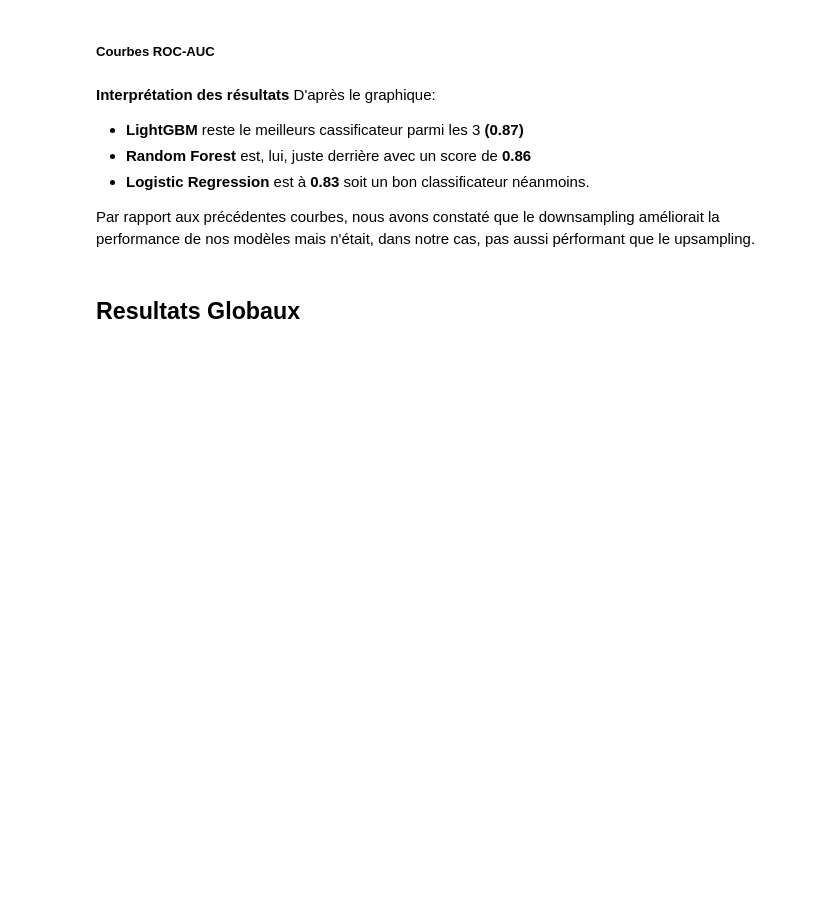
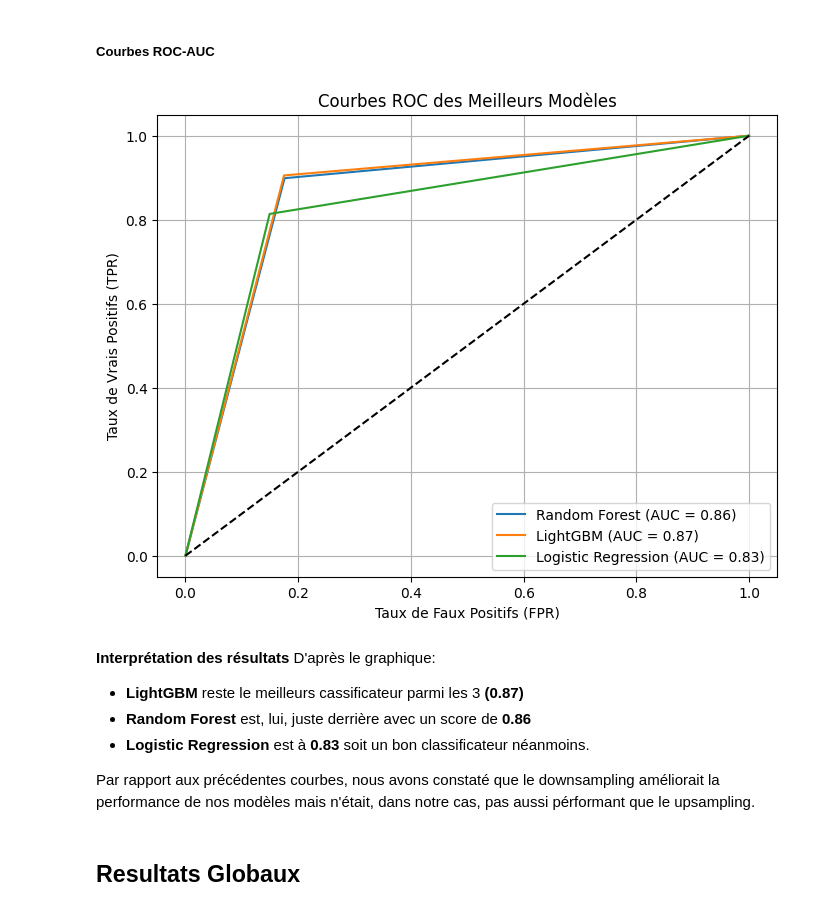
Before and after one commit to Dhoulnoun/fairuz-ML-project, a Jupyter notebook: fairuz.ipynb, the cells around one changed output. Saved outputs shown, nothing was run; the diff lists cells and outputs as text; code cells hidden in the pictures; blank space fills up the shorter version.

```diff
--- a/fairuz.ipynb
+++ b/fairuz.ipynb
@@ -1288,10 +1510,10 @@ print("Best F1-score:", grid_search.best_score_)
 # %%
-X_train, X_test, y_train, y_test = train_test_split(X, y, test_size=0.2, random_state=42, stratify=y)
+X_train, X_test, y_train, y_test_ds = train_test_split(X, y, test_size=0.2, random_state=42, stratify=y)
 
 best_model_light_gbm_downsampling = grid_search.best_estimator_
 best_model_light_gbm_downsampling.fit(X_train, y_train)
 y_pred_lgbmds = best_model_light_gbm_downsampling.predict(X_test)
 
 # Évaluation
-print("Confusion Matrix:\n", confusion_matrix(y_test, y_pred_lgbmds))
-print("\nClassification Report:\n", classification_report(y_test, y_pred_lgbmds))
+print("Confusion Matrix:\n", confusion_matrix(y_test_ds, y_pred_lgbmds))
+print("\nClassification Report:\n", classification_report(y_test_ds, y_pred_lgbmds))
@@ -1309,7 +1552,7 @@ y = decode_labels(y)
 numerical_columns = X.select_dtypes(include=['float64', 'int64']).columns
 
 # Diviser les données en ensemble d'entraînement et de test
-X_train, X_test, y_train, y_test = train_test_split(X, y, test_size=0.2, random_state=42, stratify=y)
+X_train, X_test, y_train, y_test_ds = train_test_split(X, y, test_size=0.2, random_state=42, stratify=y)
 
 # Définir la transformation pour les colonnes numériques
 preprocessor = ColumnTransformer(
@@ -1400,29 +1667,31 @@ plt.show()
 ##### Courbes ROC-AUC
 # %%
 # Calculer les courbes ROC
-fpr_rf, tpr_rf, _ = roc_curve(y_test, y_pred_rfds,pos_label=2)
-fpr_lgbm, tpr_lgbm, _ = roc_curve(y_test, y_pred_lgbmds,pos_label=2)
-fpr_lr, tpr_lr, _ = roc_curve(y_test, y_pred_lrds,pos_label=2)
+fpr_rf, tpr_rf, _ = roc_curve(y_test_ds, y_pred_rfds,pos_label=2)
+fpr_lgbm, tpr_lgbm, _ = roc_curve(y_test_ds, y_pred_lgbmds,pos_label=2)
+fpr_lr, tpr_lr, _ = roc_curve(y_test_ds, y_pred_lrds,pos_label=2)
 
 # Calcul des AUC
 auc_rf = auc(fpr_rf, tpr_rf)
 auc_lgbm = auc(fpr_lgbm, tpr_lgbm)
 auc_lr = auc(fpr_lr, tpr_lr)
 
 # Tracer les courbes ROC
 plt.figure(figsize=(8, 6))
 plt.plot(fpr_rf, tpr_rf, label=f"Random Forest (AUC = {auc_rf:.2f})")
 plt.plot(fpr_lgbm, tpr_lgbm, label=f"LightGBM (AUC = {auc_lgbm:.2f})")
 plt.plot(fpr_lr, tpr_lr, label=f"Logistic Regression (AUC = {auc_lr:.2f})")
 
 # Diagonale aléatoire
 plt.plot([0, 1], [0, 1], 'k--')
 plt.xlabel("Taux de Faux Positifs (FPR)")
 plt.ylabel("Taux de Vrais Positifs (TPR)")
 plt.title("Courbes ROC des Meilleurs Modèles")
 plt.legend()
 plt.grid()
 plt.show()
+# %% [output]
+[figure, added]
 # %% [markdown]
 **Interprétation des résultats**
 D'après le graphique:
```
Also changed, not shown: parts of 34 cells of this notebook.
